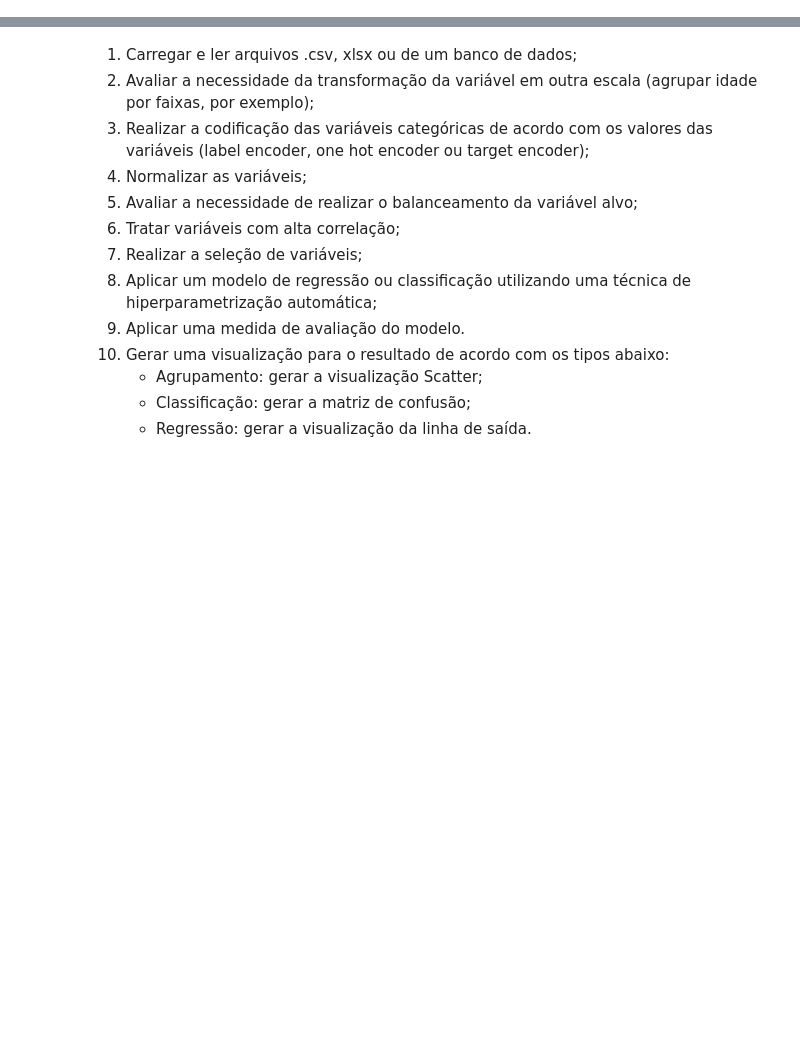
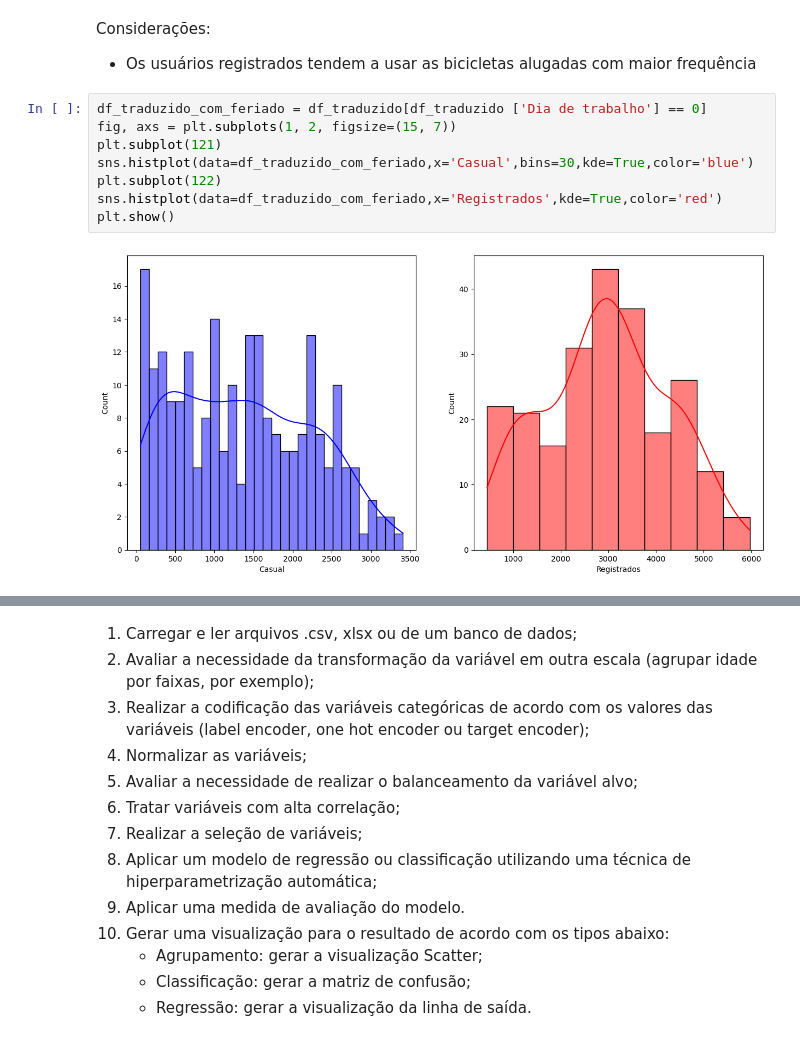
Before and after one commit to MarceloBindi30/A3_AnaliseDeDados, a Jupyter notebook: A3_Main.ipynb, the cells around one changed output, grey strips where cells are left out. Cells and saved outputs as stored; diff of their text form; blank space fills up the shorter version.

```diff
--- a/A3_Main.ipynb
+++ b/A3_Main.ipynb
@@ -2,0 +284,13 @@
+# %% [markdown]
+Considerações:
+* Os usuários registrados tendem a usar as bicicletas alugadas com maior frequência
+# %%
+df_traduzido_com_feriado = df_traduzido[df_traduzido ['Dia de trabalho'] == 0]
+fig, axs = plt.subplots(1, 2, figsize=(15, 7))
+plt.subplot(121)
+sns.histplot(data=df_traduzido_com_feriado,x='Casual',bins=30,kde=True,color='blue')
+plt.subplot(122)
+sns.histplot(data=df_traduzido_com_feriado,x='Registrados',kde=True,color='red')
+plt.show()
+# %% [output]
+[figure, added]
```
Also changed, not shown: parts of 93 cells of this notebook.
